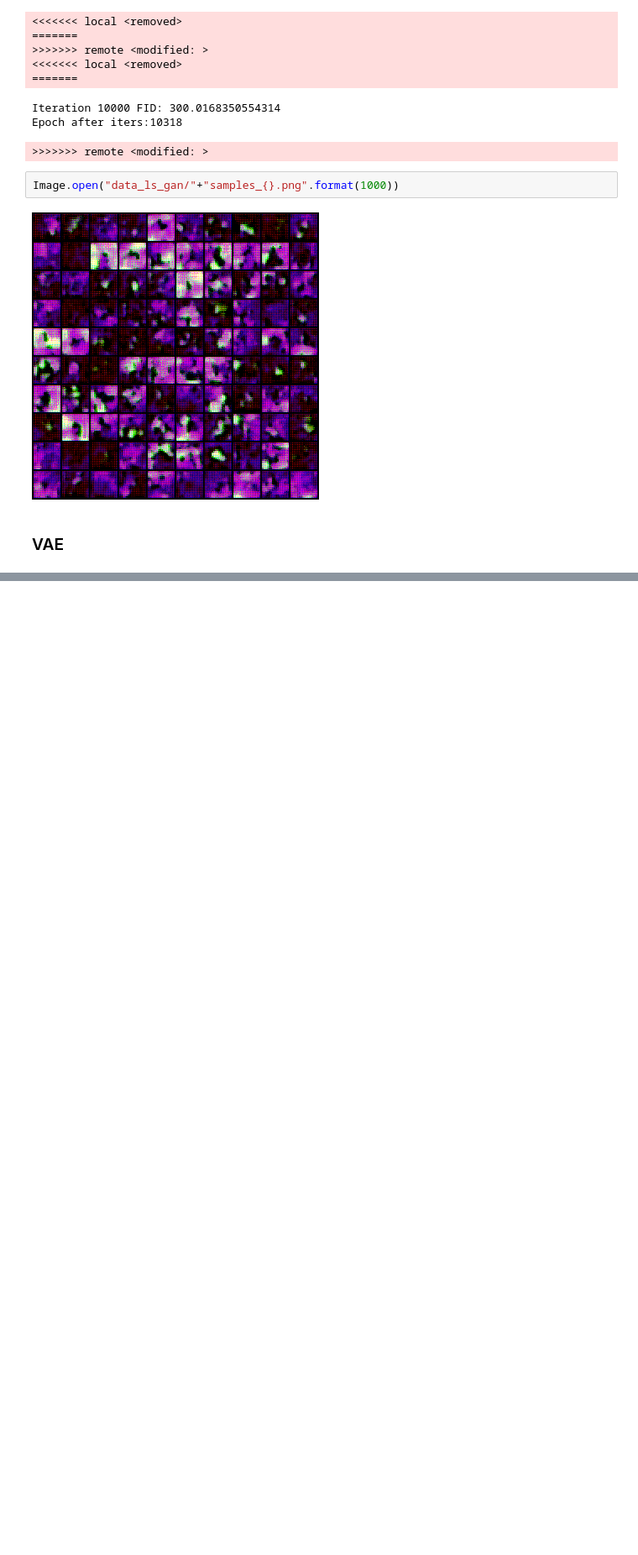
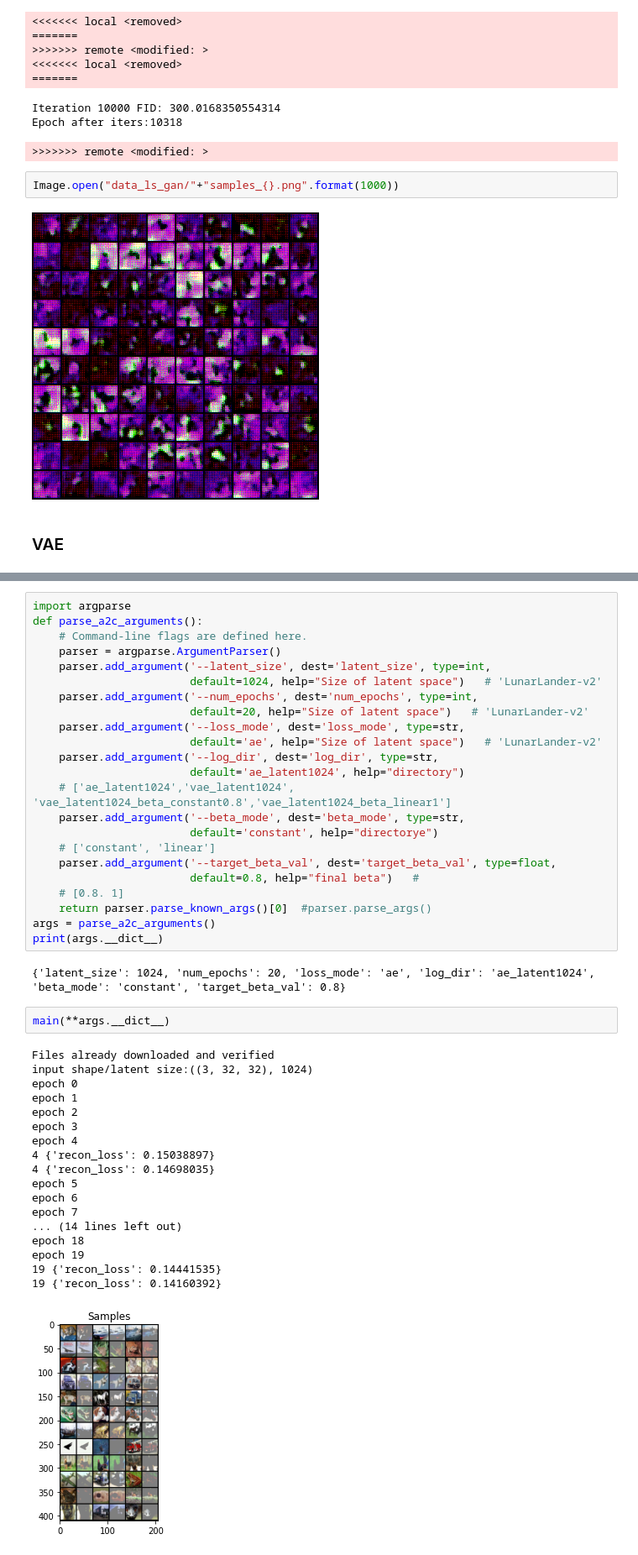
Before and after one commit to supermomo668/Visual-Recognition-and-Deep-Learning, a Jupyter notebook: generative-modeling/draft.ipynb, the cells around one changed output, grey strips where cells are left out. Shown: that part at 84% size. Saved outputs shown, nothing was run; the diff lists cells and outputs as text; blank space fills up the shorter version.

```diff
--- a/generative-modeling/draft.ipynb
+++ b/generative-modeling/draft.ipynb
@@ -138,0 +150,46 @@ print(vae_loss(model, x))
+# %%
+import argparse
+def parse_a2c_arguments():
+    # Command-line flags are defined here.
+    parser = argparse.ArgumentParser()
+    parser.add_argument('--latent_size', dest='latent_size', type=int,
+                        default=1024, help="Size of latent space")   # 'LunarLander-v2'
+    parser.add_argument('--num_epochs', dest='num_epochs', type=int,
+                        default=20, help="Size of latent space")   # 'LunarLander-v2'
+    parser.add_argument('--loss_mode', dest='loss_mode', type=str,
+                        default='ae', help="Size of latent space")   # 'LunarLander-v2'
+    parser.add_argument('--log_dir', dest='log_dir', type=str,
+                        default='ae_latent1024', help="directory")
+    # ['ae_latent1024','vae_latent1024', 'vae_latent1024_beta_constant0.8','vae_latent1024_beta_linear1']
+    parser.add_argument('--beta_mode', dest='beta_mode', type=str,
+                        default='constant', help="directorye")
+    # ['constant', 'linear']
+    parser.add_argument('--target_beta_val', dest='target_beta_val', type=float,
+                        default=0.8, help="final beta")   #
+    # [0.8. 1]
+    return parser.parse_known_args()[0]  #parser.parse_args()
+args = parse_a2c_arguments()
+print(args.__dict__)
+# %% [output]
+{'latent_size': 1024, 'num_epochs': 20, 'loss_mode': 'ae', 'log_dir': 'ae_latent1024', 'beta_mode': 'constant', 'target_beta_val': 0.8}
+# %%
+main(**args.__dict__)
+# %% [output]
+Files already downloaded and verified
+input shape/latent size:((3, 32, 32), 1024)
+epoch 0
+epoch 1
+epoch 2
+epoch 3
+epoch 4
+4 {'recon_loss': 0.15038897}
+4 {'recon_loss': 0.14698035}
+epoch 5
+epoch 6
+epoch 7
+... (14 lines left out)
+epoch 18
+epoch 19
+19 {'recon_loss': 0.14441535}
+19 {'recon_loss': 0.14160392}
+[figure, added]
```
Also changed, not shown: parts of 4 cells of this notebook, 3 other files.
